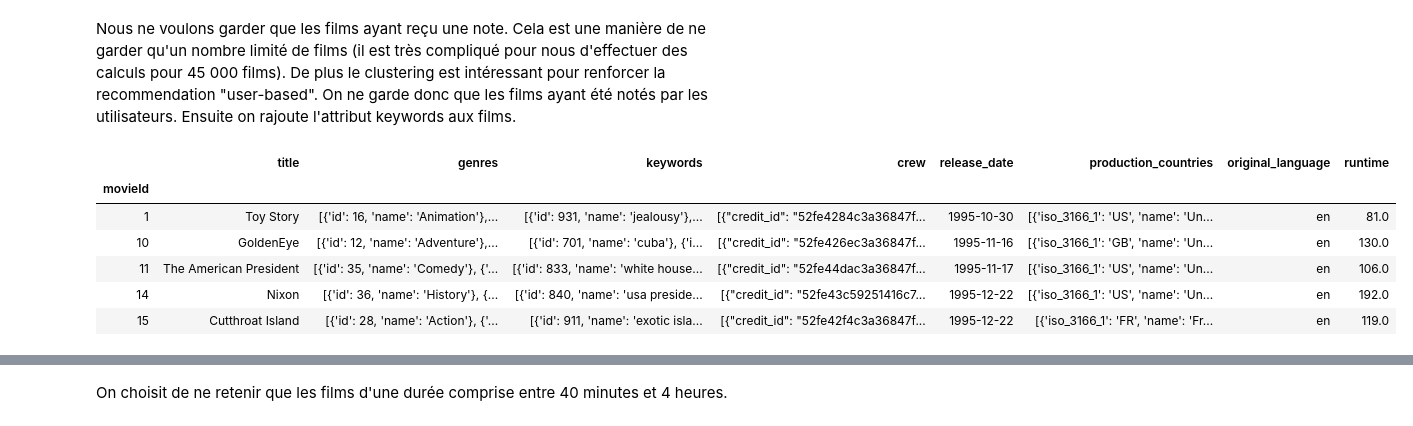
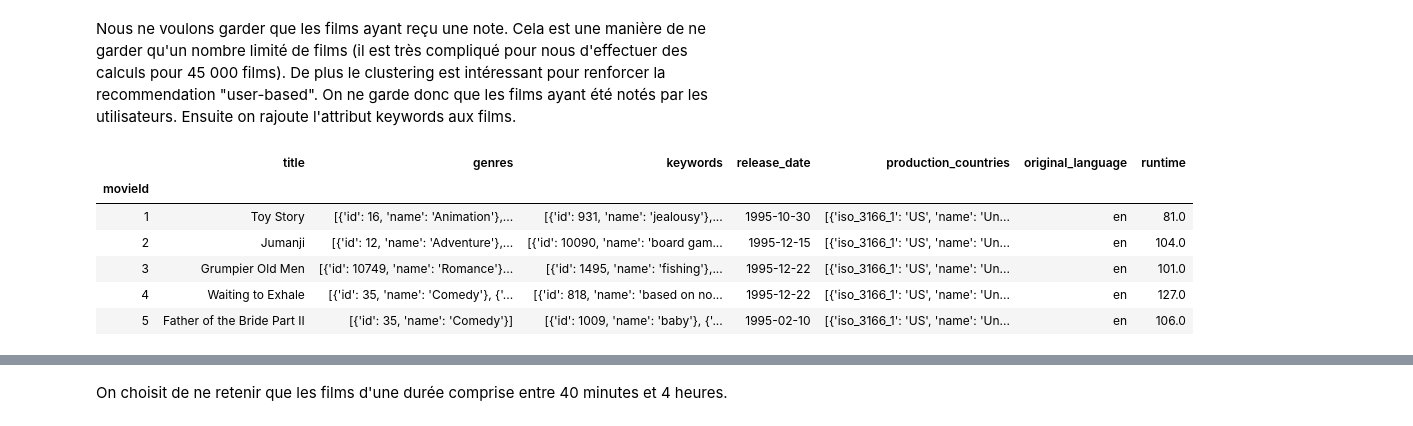
Before and after one commit to AnitaDurr/MovieRecommandation, a Jupyter notebook: MovieNotebook.ipynb, the cells around one changed output, grey strips where cells are left out. Drawn from its saved outputs; the diff is of its cells as text; code cells hidden in the pictures.

```diff
--- a/MovieNotebook.ipynb
+++ b/MovieNotebook.ipynb
@@ -75,8 +78,3 @@ def filter_correct_id(word):
     if not isinstance(word, str) or re.fullmatch(r'[0-9]+', word):
         return word
     return "wrong_id"
-# %%
-movies = movies[~movies.id.duplicated()]
-movies.id = movies.id.apply(filter_correct_id)
-movies = movies[movies.id != "wrong_id"]
-movies.id = movies.id.astype('int64')
@@ -746,24 +746,21 @@ Nous ne voulons garder que les films ayant reçu une note. Cela est une manière
 dfm_cluster = movies.join(link.set_index('tmdbId'), on='tmdbId', how='inner')
 # %%
 dfm_cluster = dfm_cluster.merge(ratings.drop_duplicates('movieId'), how='inner')
-# %%
-credits = credits [['tmdbId','crew']]
-dfm_cluster = dfm_cluster.join(credits.set_index('tmdbId'), on='tmdbId', how='inner')
 # %%
 dfm_cluster = dfm_cluster.join(keywords.set_index('tmdbId'), on='tmdbId', how='inner')
 # %%
 title_id = dfm_cluster[['tmdbId','movieId','title']]
-cluster_features = dfm_cluster[['title', 'genres', 'keywords','crew', 'release_date', 'production_countries', 'original_language', 'runtime']]
+cluster_features = dfm_cluster[['title', 'genres', 'keywords', 'release_date', 'production_countries', 'original_language', 'runtime']]
 cluster_features.index = dfm_cluster.movieId.apply(lambda x: str(x))
 cluster_features.head()
 # %% [output]
-|  | title | genres | keywords | crew | release_date | production_countries | original_language | runtime |
-| movieId |  |  |  |  |  |  |  |  |
-| 1 | Toy Story | [{'id': 16, 'name': 'Animation'},... | [{'id': 931, 'name': 'jealousy'},... | [{"credit_id": "52fe4284c3a36847f... | 1995-10-30 | [{'iso_3166_1': 'US', 'name': 'Un... | en | 81.0 |
-| 10 | GoldenEye | [{'id': 12, 'name': 'Adventure'},... | [{'id': 701, 'name': 'cuba'}, {'i... | [{"credit_id": "52fe426ec3a36847f... | 1995-11-16 | [{'iso_3166_1': 'GB', 'name': 'Un... | en | 130.0 |
-| 11 | The American President | [{'id': 35, 'name': 'Comedy'}, {'... | [{'id': 833, 'name': 'white house... | [{"credit_id": "52fe44dac3a36847f... | 1995-11-17 | [{'iso_3166_1': 'US', 'name': 'Un... | en | 106.0 |
-| 14 | Nixon | [{'id': 36, 'name': 'History'}, {... | [{'id': 840, 'name': 'usa preside... | [{"credit_id": "52fe43c59251416c7... | 1995-12-22 | [{'iso_3166_1': 'US', 'name': 'Un... | en | 192.0 |
-| 15 | Cutthroat Island | [{'id': 28, 'name': 'Action'}, {'... | [{'id': 911, 'name': 'exotic isla... | [{"credit_id": "52fe42f4c3a36847f... | 1995-12-22 | [{'iso_3166_1': 'FR', 'name': 'Fr... | en | 119.0 |
+|  | title | genres | keywords | release_date | production_countries | original_language | runtime |
+| movieId |  |  |  |  |  |  |  |
+| 1 | Toy Story | [{'id': 16, 'name': 'Animation'},... | [{'id': 931, 'name': 'jealousy'},... | 1995-10-30 | [{'iso_3166_1': 'US', 'name': 'Un... | en | 81.0 |
+| 2 | Jumanji | [{'id': 12, 'name': 'Adventure'},... | [{'id': 10090, 'name': 'board gam... | 1995-12-15 | [{'iso_3166_1': 'US', 'name': 'Un... | en | 104.0 |
+| 3 | Grumpier Old Men | [{'id': 10749, 'name': 'Romance'}... | [{'id': 1495, 'name': 'fishing'},... | 1995-12-22 | [{'iso_3166_1': 'US', 'name': 'Un... | en | 101.0 |
+| 4 | Waiting to Exhale | [{'id': 35, 'name': 'Comedy'}, {'... | [{'id': 818, 'name': 'based on no... | 1995-12-22 | [{'iso_3166_1': 'US', 'name': 'Un... | en | 127.0 |
+| 5 | Father of the Bride Part II | [{'id': 35, 'name': 'Comedy'}] | [{'id': 1009, 'name': 'baby'}, {'... | 1995-02-10 | [{'iso_3166_1': 'US', 'name': 'Un... | en | 106.0 |
 # %%
 plt.plot(cluster_features.runtime.values)
 # %% [output]
```
Also changed, not shown: parts of 29 cells of this notebook.
